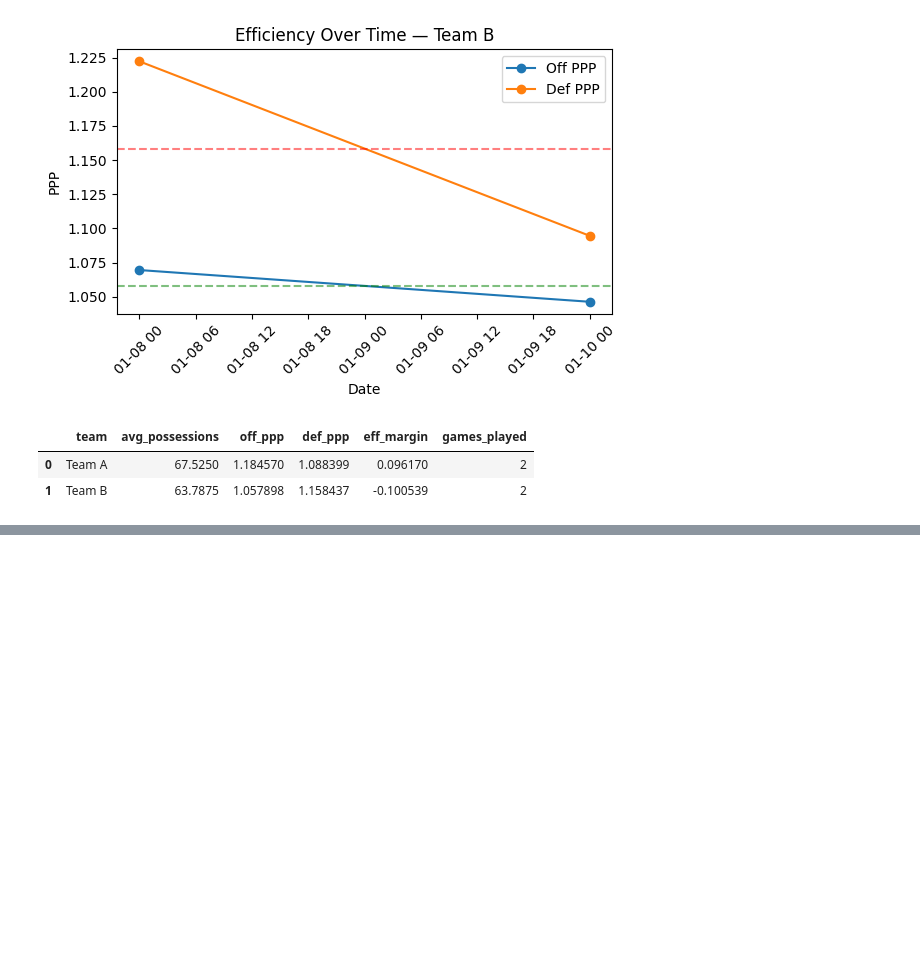
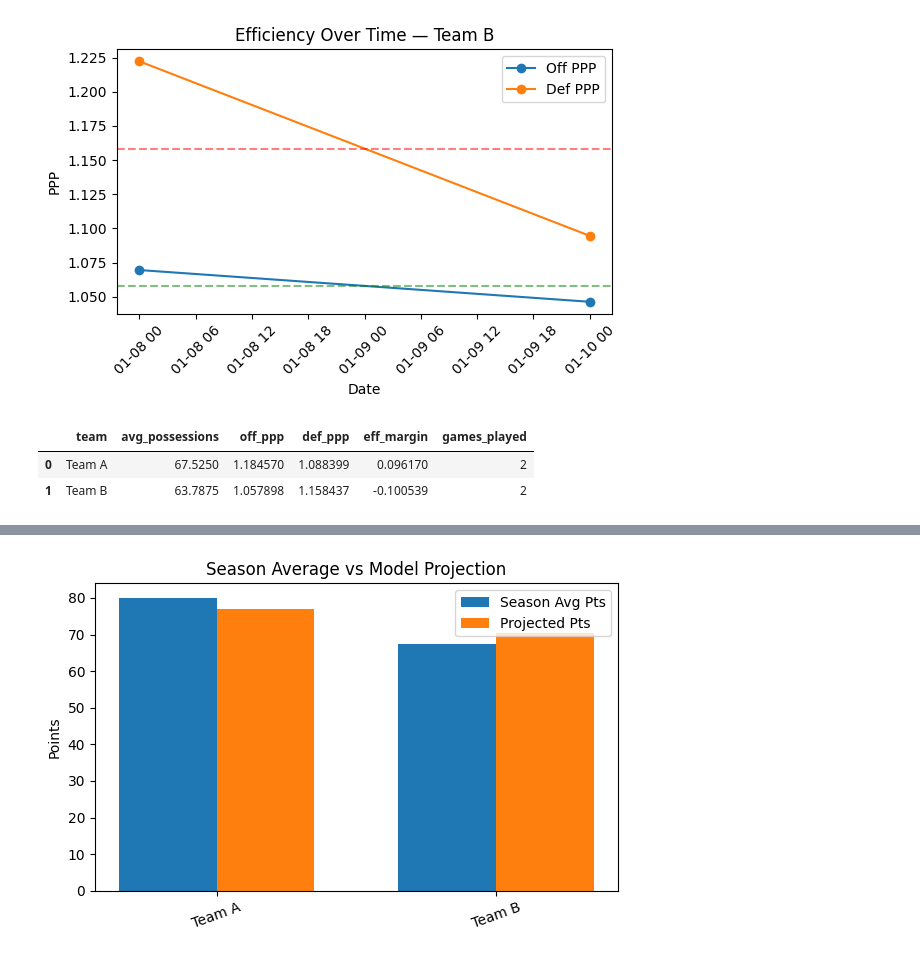
Before and after one commit to skonkalmatt/cbb-matchup-analyzer, a Jupyter notebook: notebooks/cbb_matchup_hello_world.ipynb, the cells around one changed output, grey strips where cells are left out. Drawn from its saved outputs; the diff is of its cells as text; code cells hidden in the pictures; blank space fills up the shorter version.

```diff
--- a/notebooks/cbb_matchup_hello_world.ipynb
+++ b/notebooks/cbb_matchup_hello_world.ipynb
@@ -251,3 +256,16 @@ league_df
 |  | team | avg_possessions | off_ppp | def_ppp | eff_margin | games_played |
 | 0 | Team A | 67.5250 | 1.184570 | 1.088399 | 0.096170 | 2 |
 | 1 | Team B | 63.7875 | 1.057898 | 1.158437 | -0.100539 | 2 |
+# %%
+from dataclasses import dataclass
+
+@dataclass
+class MatchupProjection:
+    teamA: str
+    teamB: str
+    tempo_proj: float
+    teamA_ppp: float
+    teamB_ppp: float
+    teamA_proj_pts: float
+    teamB_proj_pts: float
+    total_proj_pts: float
@@ -253,0 +427,27 @@ league_df
+# %%
+def plot_matchup_projection(proj: MatchupProjection, df: pd.DataFrame):
+    A = compute_team_profile_profile(df, proj.teamA)
+    B = compute_team_profile_profile(df, proj.teamB)
+
+    labels = [proj.teamA, proj.teamB]
+    season_avgs = [A.avg_pts_for, B.avg_pts_for]
+    projections = [proj.teamA_proj_pts, proj.teamB_proj_pts]
+
+    x = np.arange(len(labels))
+    width = 0.35
+
+    plt.figure(figsize=(6, 4))
+    plt.bar(x - width/2, season_avgs, width, label="Season Avg Pts")
+    plt.bar(x + width/2, projections, width, label="Projected Pts")
+
+    plt.xticks(x, labels, rotation=20)
+    plt.ylabel("Points")
+    plt.title("Season Average vs Model Projection")
+    plt.legend()
+    plt.tight_layout()
+    plt.show()
+
+# test
+plot_matchup_projection(proj, df)
+# %% [output]
+[figure, added]
```
Also changed, not shown: parts of 19 cells of this notebook, 12 other files.
